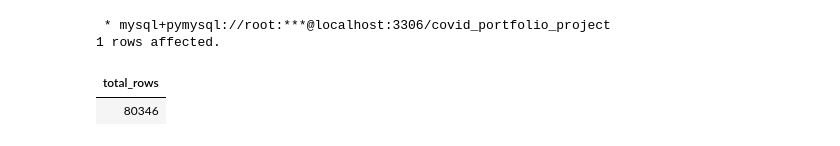
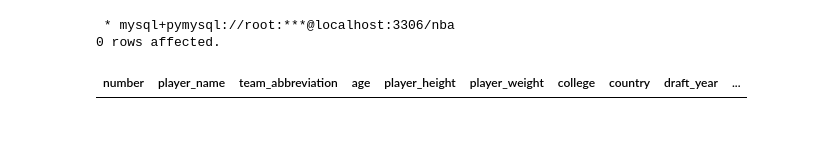
Before and after one commit to JudeIsuruFernando/Crowning-the-GOAT-A-Data-Driven-NBA-Basketball-Analysis, a Jupyter notebook: Notebooks/Cleaning/Data Cleaning Magic SQL.ipynb, the cells around one changed output. Drawn from its saved outputs; the diff is of its cells as text; code cells hidden in the pictures.

```diff
--- a/Notebooks/Cleaning/Data Cleaning Magic SQL.ipynb
+++ b/Notebooks/Cleaning/Data Cleaning Magic SQL.ipynb
@@ -14,17 +13,16 @@ The sql extension is already loaded. To reload it, use:
 # %%
 %%sql
 
 SELECT
-    COUNT(*) AS total_rows
+    *
 FROM
-    covid_portfolio_project.covid_deaths
-WHERE
-    TRIM(weekly_hosp_admissions) = '';
+    nba_raw_data_silver
+LIMIT
+    5
 # %% [output]
- * mysql+pymysql://root:***@localhost:3306/covid_portfolio_project
-1 rows affected.
+ * mysql+pymysql://root:***@localhost:3306/nba
+0 rows affected.
-| total_rows |
-| 80346 |
+| number | player_name | team_abbreviation | age | player_height | player_weight | college | country | draft_year | ... |
 # %%
 %%sql
 
```
Also changed, not shown: parts of 1 cell of this notebook, 1 other file.
